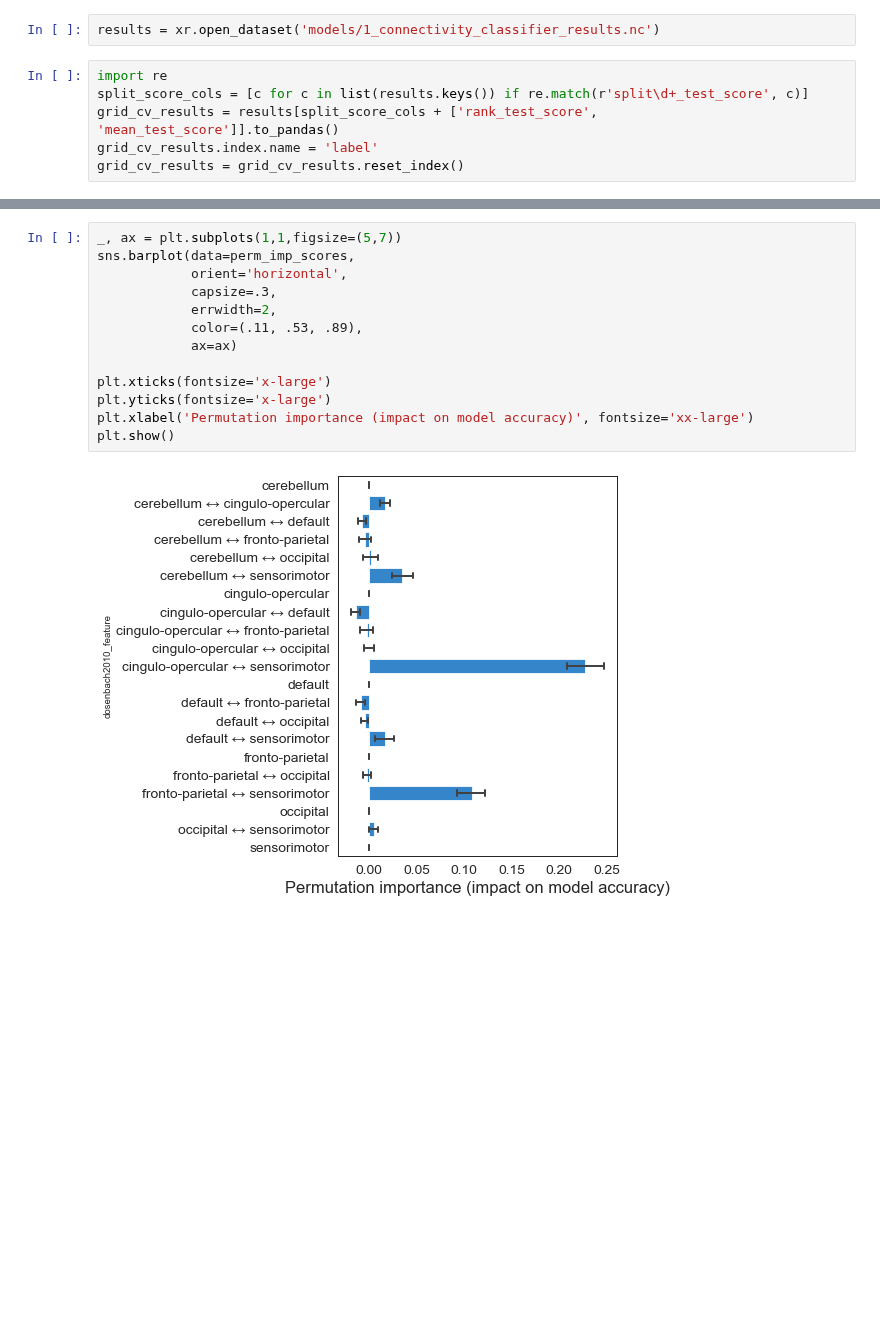
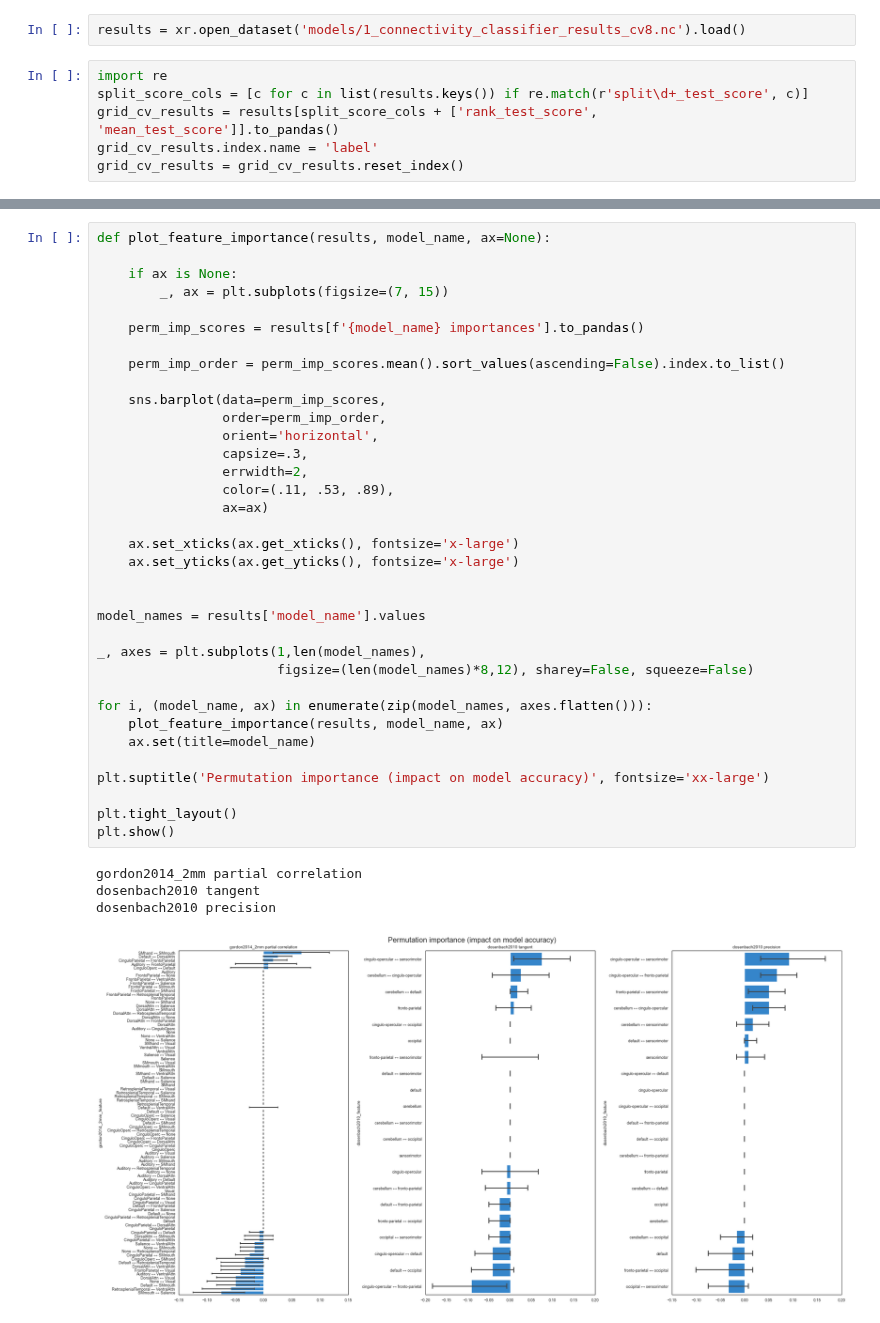
Before and after one commit to morteza/ACNets, a Jupyter notebook: notebooks/4 Visualizations.ipynb, the cells around one changed output, grey strips where cells are left out. Cells and saved outputs as stored; diff of their text form; blank space fills up the shorter version.

Commit message:
Improved feature importance figures (side-by-side comparision of top models)

```diff
--- a/notebooks/4 Visualizations.ipynb
+++ b/notebooks/4 Visualizations.ipynb
@@ -40,7 +41,7 @@ import shap
 
 sns.set('paper', style='whitegrid')
 # %%
-results = xr.open_dataset('models/1_connectivity_classifier_results.nc')
+results = xr.open_dataset('models/1_connectivity_classifier_results_cv8.nc').load()
 # %%
 import re
 split_score_cols = [c for c in list(results.keys()) if re.match(r'split\d+_test_score', c)]
@@ -328,16 +350,41 @@ plt.show()
 # %%
-_, ax = plt.subplots(1,1,figsize=(5,7))
-sns.barplot(data=perm_imp_scores,
-            orient='horizontal',
-            capsize=.3,
-            errwidth=2,
-            color=(.11, .53, .89),
-            ax=ax)
+def plot_feature_importance(results, model_name, ax=None):
 
-plt.xticks(fontsize='x-large')
-plt.yticks(fontsize='x-large')
-plt.xlabel('Permutation importance (impact on model accuracy)', fontsize='xx-large')
+    if ax is None:
+        _, ax = plt.subplots(figsize=(7, 15))
+
+    perm_imp_scores = results[f'{model_name} importances'].to_pandas()
+
+    perm_imp_order = perm_imp_scores.mean().sort_values(ascending=False).index.to_list()
+
+    sns.barplot(data=perm_imp_scores,
+                order=perm_imp_order,
+                orient='horizontal',
+                capsize=.3,
+                errwidth=2,
+                color=(.11, .53, .89),
+                ax=ax)
+
+    ax.set_xticks(ax.get_xticks(), fontsize='x-large')
+    ax.set_yticks(ax.get_yticks(), fontsize='x-large')
+
+
+model_names = results['model_name'].values
+
+_, axes = plt.subplots(1,len(model_names),
+                       figsize=(len(model_names)*8,12), sharey=False, squeeze=False)
+
+for i, (model_name, ax) in enumerate(zip(model_names, axes.flatten())):
+    plot_feature_importance(results, model_name, ax)
+    ax.set(title=model_name)
+
+plt.suptitle('Permutation importance (impact on model accuracy)', fontsize='xx-large')
+
+plt.tight_layout()
 plt.show()
 # %% [output]
+gordon2014_2mm partial correlation
+dosenbach2010 tangent
+dosenbach2010 precision
-[figure, old version]
+[figure, new version]
 # %%
```
Also changed, not shown: parts of 12 cells of this notebook, 2 other files.
